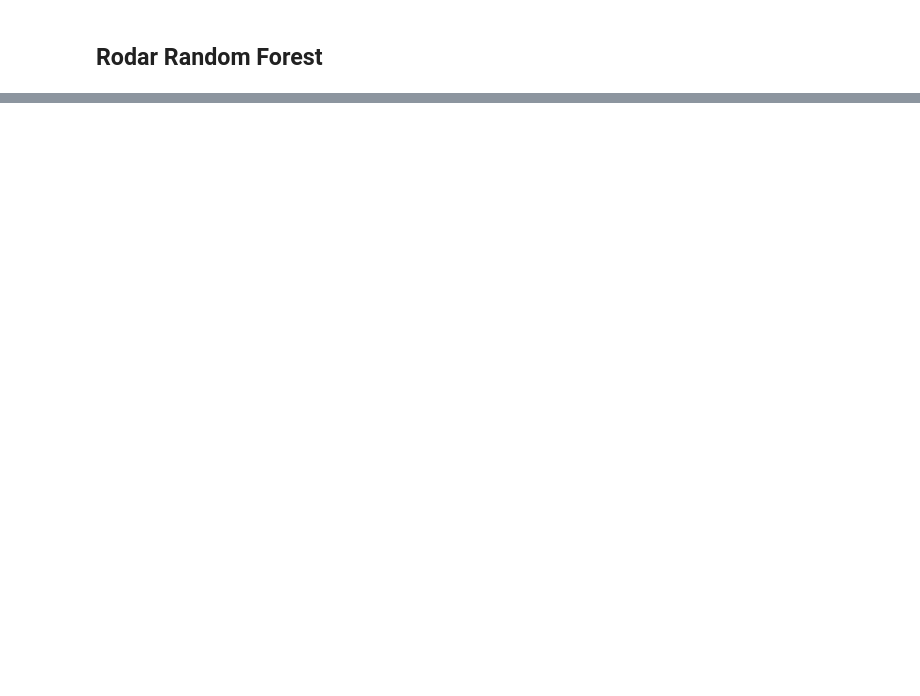
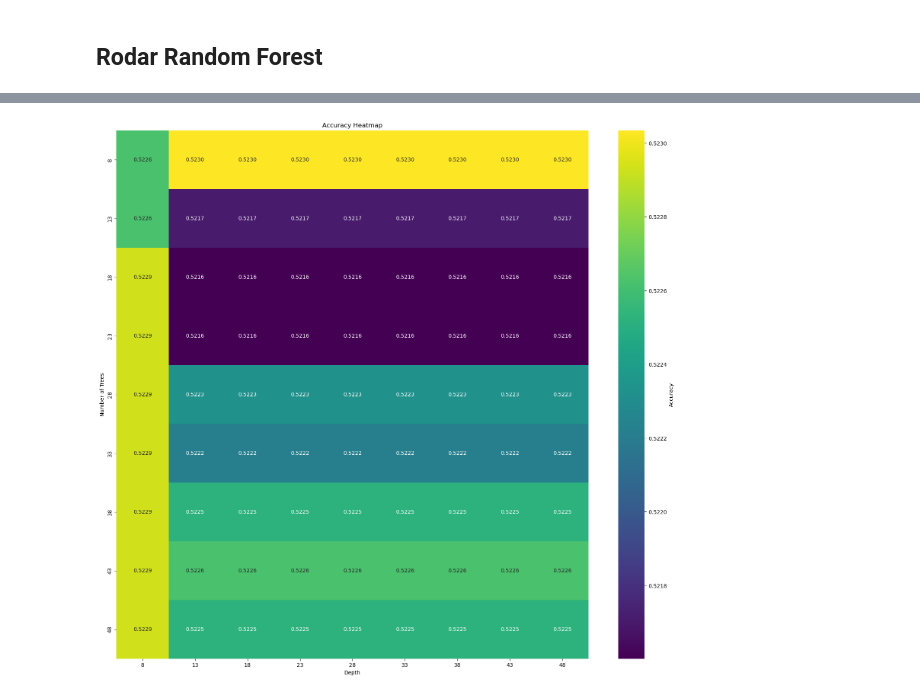
Before and after one commit to Olavo-B/CuMLNotebooks, a Jupyter notebook: notebooks/CuMLRandomForest.ipynb, the cells around one changed output, grey strips where cells are left out. Saved outputs shown, nothing was run; the diff lists cells and outputs as text; code cells hidden in the pictures; blank space fills up the shorter version.

```diff
--- a/notebooks/CuMLRandomForest.ipynb
+++ b/notebooks/CuMLRandomForest.ipynb
@@ -50,16 +185,23 @@ def run_random_forest(new_data, target, _n_estimators, _max_depth, debug=False):
       # Fazer previsões no conjunto de teste
       y_pred = rf.predict(X_test)
 
-      del X_train, X_test, y_train, X_cudf, y_cudf
-      gc.collect()
+      # del X_train, X_test, y_train, X_cudf, y_cudf
+      # gc.collect()
 
       # Calcular a acurácia
       accuracy = accuracy_score(y_test, y_pred)
       if debug:
         print(f'Acurácia do modelo RandomForest {_n_estimators},{_max_depth}: {accuracy}')
 
-      # Limpar a memória da GPU
-      del y_test, y_pred
-      gc.collect()
+      # # Limpar a memória da GPU
+      # del y_test, y_pred
+      # gc.collect()
 
-      return accuracy, rf
+      return accuracy, rf, y_pred
+# %%
+import cudf
+
+data = cudf.DataFrame(data)
+acc, rf, y_pred = run_random_forest(data,target, 3,3,debug=True)
+
+print(y_pred)
@@ -79,0 +246,32 @@ for n in n_trees:
+# %%
+import pandas as pd
+import seaborn as sns
+import matplotlib.pyplot as plt
+
+# Convert the list to a DataFrame
+graph = pd.DataFrame(accs, columns=['n_trees', 'depth', 'accuracy'])
+
+graph = graph[
+    (graph['n_trees'] >= 5) & (graph['n_trees'] <= 50) &
+    (graph['depth'] >= 5) & (graph['depth'] <= 50)
+]
+
+# Pivot the DataFrame to create a matrix format suitable for a heatmap
+heatmap_data = graph.pivot(index="n_trees", columns="depth", values="accuracy")
+
+# Create the heatmap
+plt.figure(figsize=(20, 18))
+sns.heatmap(heatmap_data, annot=True, fmt=".4f", cmap="viridis", cbar_kws={'label': 'Accuracy'})
+
+# Add labels and title
+plt.title("Accuracy Heatmap")
+plt.xlabel("Depth")
+plt.ylabel("Number of Trees")
+
+# Save the heatmap to a file
+plt.savefig("accuracy_heatmap_covtype.png", dpi=300, bbox_inches='tight')
+
+# Show the plot
+plt.show()
+# %% [output]
+[figure, added]
```
Also changed, not shown: parts of 6 cells of this notebook, 5 other files.
